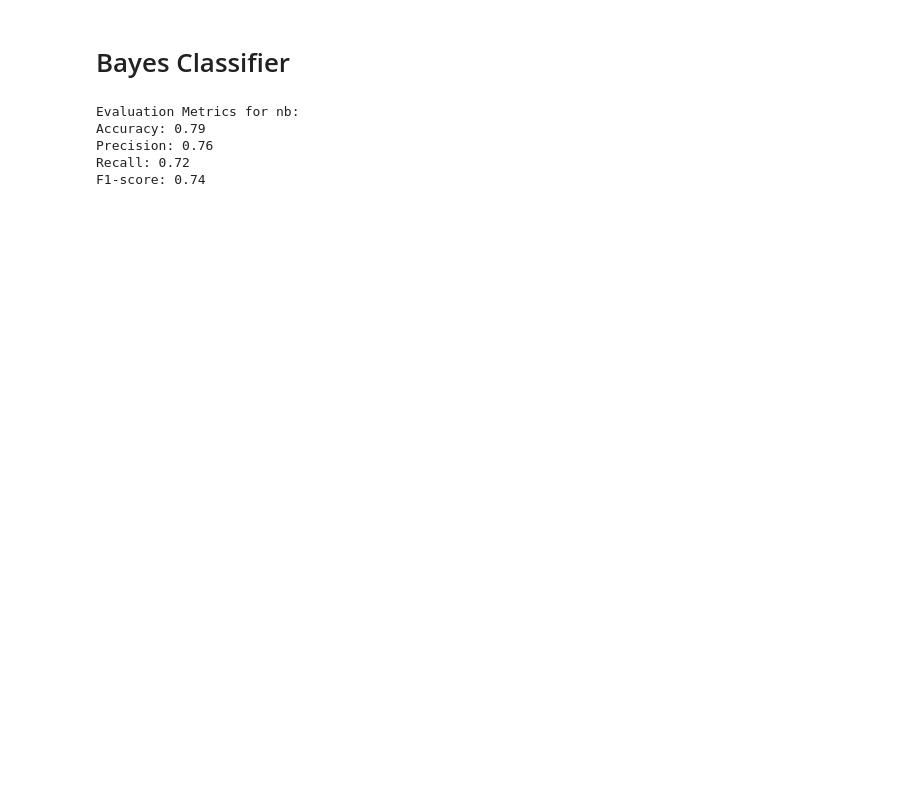
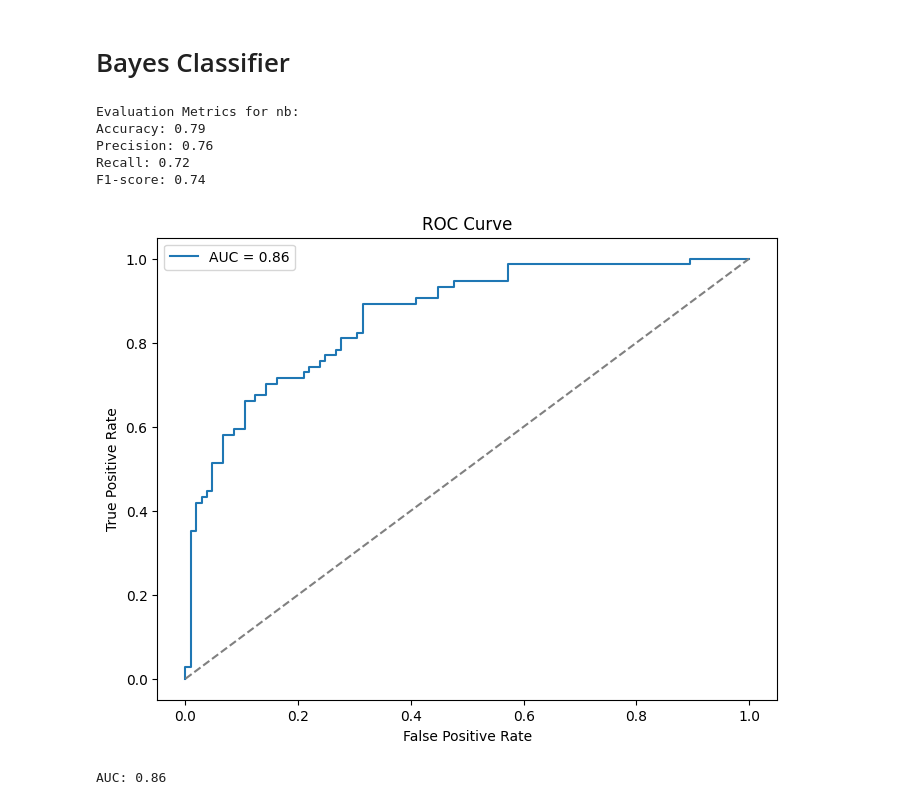
Before and after one commit to omagdy7/titanic-ml, a Jupyter notebook: src/titanic.ipynb, the cells around one changed output. Drawn from its saved outputs; the diff is of its cells as text; code cells hidden in the pictures; blank space fills up the shorter version.

```diff
--- a/src/titanic.ipynb
+++ b/src/titanic.ipynb
@@ -260,27 +274,45 @@ TypeError: KNeighborsClassifier.__init__() got an unexpected keyword argument 'p
 # %%
 # Initialize the Gaussian Naive Bayes classifier
 nb_classifier = GaussianNB()
 
 # Train the Naive Bayes model
 nb_classifier.fit(X_train, y_train)
 
 # Make predictions on the validation set
 nb_predictions = nb_classifier.predict(X_val)
 
 nb_accuracy = accuracy_score(y_val, nb_predictions)
 nb_precision = precision_score(y_val, nb_predictions)
 nb_recall = recall_score(y_val, nb_predictions)
 nb_f1 = f1_score(y_val, nb_predictions)
 
 # Display evaluation metrics for nb
 print("\nEvaluation Metrics for nb:")
 print(f"Accuracy: {nb_accuracy:.2f}")
 print(f"Precision: {nb_precision:.2f}")
 print(f"Recall: {nb_recall:.2f}")
 print(f"F1-score: {nb_f1:.2f}")
+
+y_pred_proba = nb_classifier.predict_proba(X_val)[:, 1]  # Extract probabilities for the positive class
+fpr, tpr, thresholds = roc_curve(y_val, y_pred_proba)
+auc = roc_auc_score(y_val, y_pred_proba)
+
+# Plot ROC curve
+plt.figure(figsize=(8, 6))
+plt.plot(fpr, tpr, label=f'AUC = {auc:.2f}')
+plt.plot([0, 1], [0, 1], linestyle='--', color='gray')
+plt.xlabel('False Positive Rate')
+plt.ylabel('True Positive Rate')
+plt.title('ROC Curve')
+plt.legend()
+plt.show()
+
+print(f"AUC: {auc:.2f}")
 # %% [output]
 Evaluation Metrics for nb:
 Accuracy: 0.79
 Precision: 0.76
 Recall: 0.72
 F1-score: 0.74
+[figure, added]
+AUC: 0.86
```
Also changed, not shown: parts of 3 cells of this notebook.
